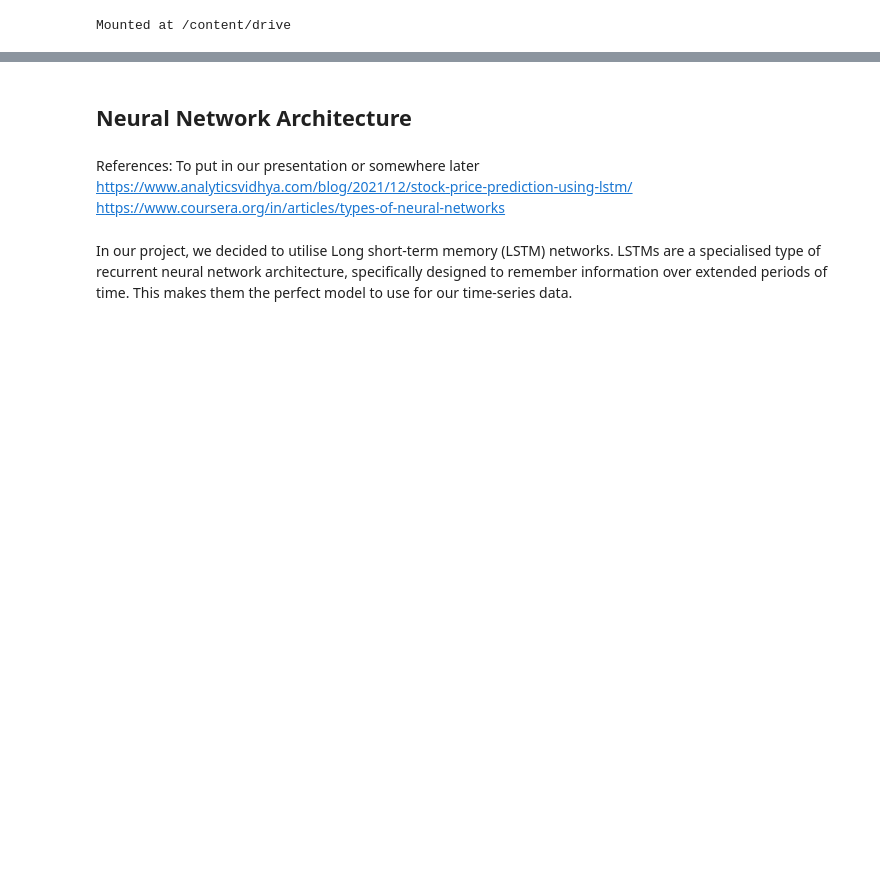
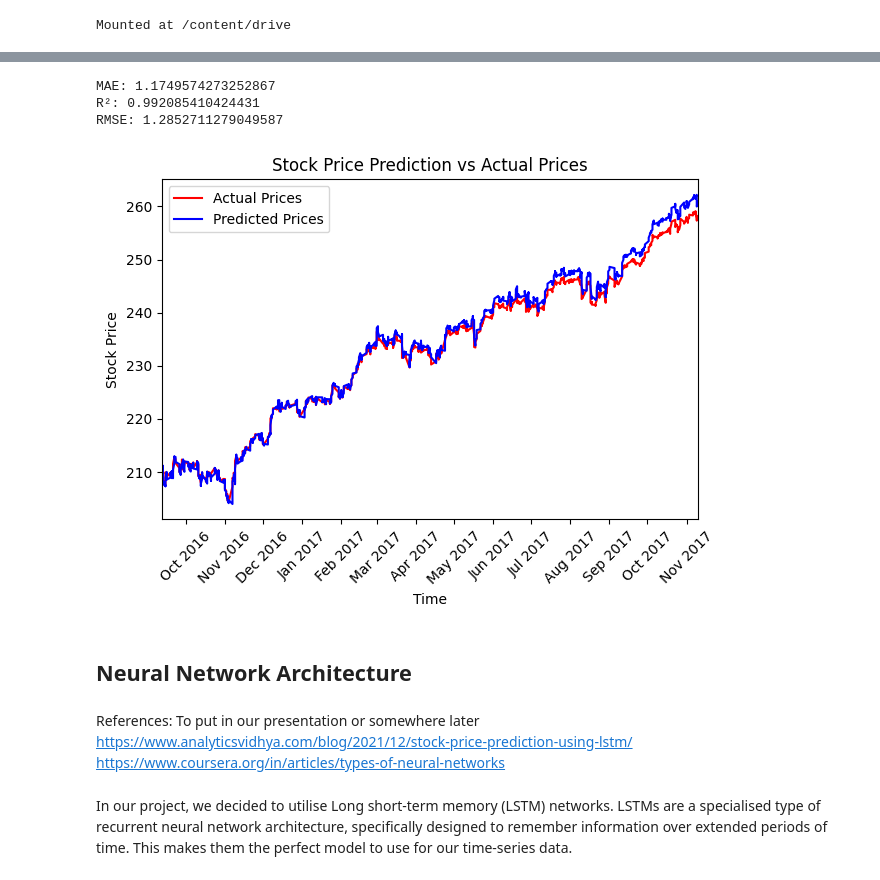
Before and after one commit to AdamChoong0095/NUS-Stock-Data, a Jupyter notebook: Stock_price_prediction.ipynb, the cells around one changed output, grey strips where cells are left out. Saved outputs shown, nothing was run; the diff lists cells and outputs as text; code cells hidden in the pictures; blank space fills up the shorter version.

```diff
--- a/Stock_price_prediction.ipynb
+++ b/Stock_price_prediction.ipynb
@@ -144,3 +506,72 @@ sp500
+# %%
+#######################################################
+#  Performance Metrics
+########################################################
+"""
+Implementation: explain what makes this code good /20
+Technical Justification: Why we chose to do what we did /10
+Results Interpretation: /10
+Related Work: Sources and References /4
+"""
+
+# Calculate MAE
+mae = mean_absolute_error(actuals_rescaled, predictions_rescaled)
+print(f'MAE: {mae}')
+
+# Calculate R-Squared
+r2 = r2_score(actuals_rescaled, predictions_rescaled)
+print(f'R²: {r2}')
+
+# Calculate RMSE between rescaled predictions and actual values
+rmse = np.sqrt(mean_squared_error(actuals_rescaled, predictions_rescaled))
+print(f'RMSE: {rmse}')
+# %% [output]
+MAE: 1.1749574273252867
+R²: 0.992085410424431
+RMSE: 1.2852711279049587
+# %%
+# Format Data to plot on graph
+sp500_filtered.set_index('Date', inplace=True)
+
+test_set_dates = sp500_filtered.index[-len(actuals_rescaled):]
+test_set_dates = pd.to_datetime(test_set_dates)  # Ensure it's in datetime format
+# %%
+#######################################################
+#  Prediction Accuracy Visualization
+#######################################################
+"""
+Implementation: Explain each code component /20
+Technical Justification: Rationale behind each choice /10
+Results Interpretation: How to interpret visualized trends /10
+Related Work: Relevant LSTM and time-series prediction studies /4
+"""
+
+# Visualization Settings
+FIGURE_SIZE = (12, 6)         # Figure dimensions for the plot
+ACTUAL_COLOR = 'red'          # Color for actual prices line
+PREDICTED_COLOR = 'blue'      # Color for predicted prices line
+PLOT_TITLE = 'Stock Price Prediction vs Actual Prices'
+X_LABEL = 'Time'
+Y_LABEL = 'Stock Price'
+
+plt.plot(test_set_dates, actuals_rescaled, label='Actual Prices', color=ACTUAL_COLOR)
+plt.plot(test_set_dates, predictions_rescaled, label='Predicted Prices', color=PREDICTED_COLOR)
+
+plt.title(PLOT_TITLE)
+plt.xlabel(X_LABEL)
+plt.ylabel(Y_LABEL)
+
+# Set x-axis limits and format
+plt.xlim([test_set_dates[0], test_set_dates[-1]])
+plt.gca().xaxis.set_major_locator(mdates.MonthLocator())
+plt.gca().xaxis.set_major_formatter(mdates.DateFormatter('%b %Y'))  # Format to show month and year
+plt.xticks(rotation=45)  # Rotate x-axis labels for better visibility
+
+plt.legend()
+plt.tight_layout()
+plt.show()
+# %% [output]
+[figure, added]
 # %% [markdown]
 ## Neural Network Architecture
 # %% [markdown]
```
Also changed, not shown: parts of 28 cells of this notebook.
